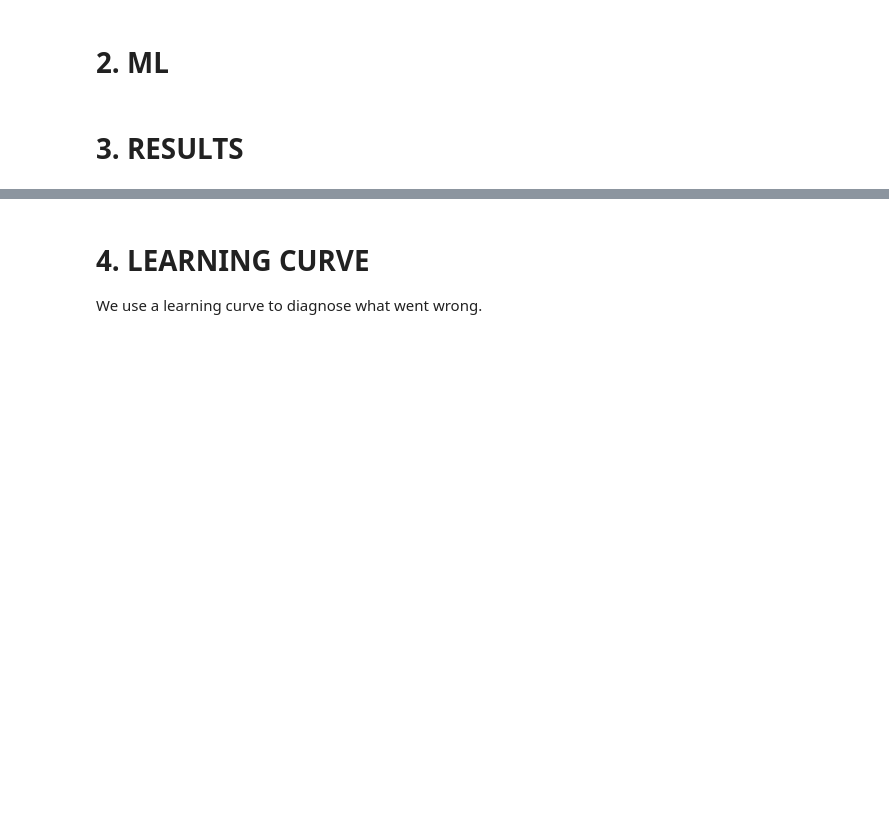
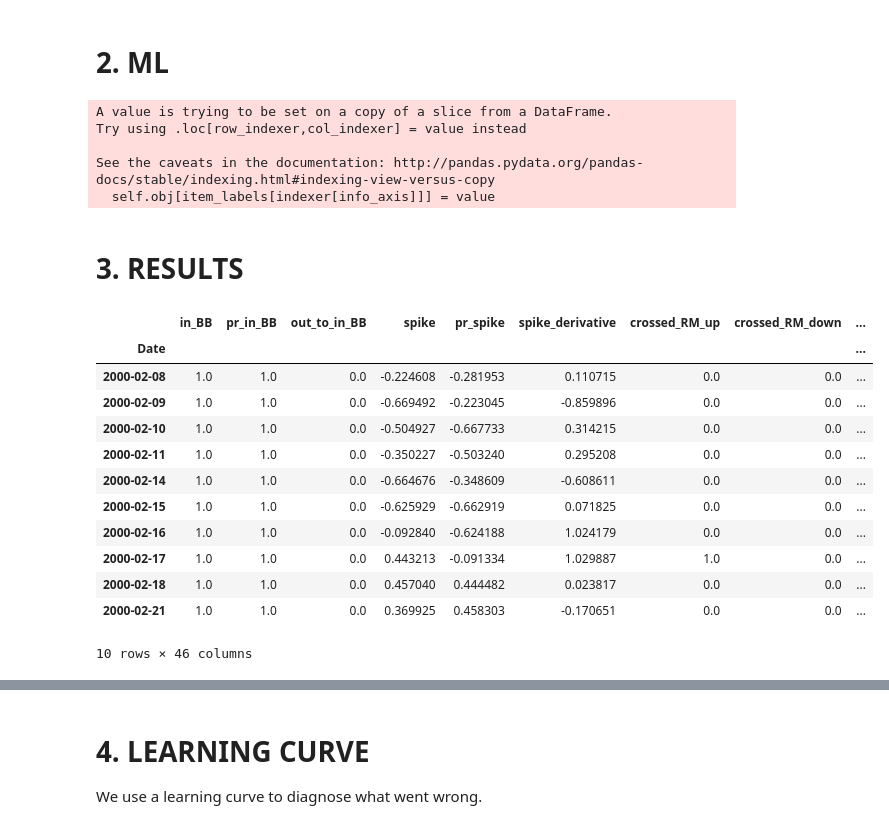
Before and after one commit to edouardcuny/quant, a Jupyter notebook: Carmela/playing.ipynb, the cells around one changed output, grey strips where cells are left out. Cells and saved outputs as stored; diff of their text form; code cells hidden in the pictures; blank space fills up the shorter version.

```diff
--- a/Carmela/playing.ipynb
+++ b/Carmela/playing.ipynb
@@ -48,15 +40,37 @@ GLE_df = pd.concat([GLE,df_bollinger_features(GLE,10),df_momentum(GLE),y(GLE)],
 # %% [markdown]
 # 2. ML
 # %%
-X_train, X_test, Y_train, Y_test = split_train_test(GLE_df)
+X_train, X_test, Y_train, Y_test = split_train_test(GLE)
 
 from sklearn.ensemble import RandomForestRegressor
 clf = RandomForestRegressor()
 clf.fit(X_train,Y_train)
 Y_pred = pd.Series(clf.predict(X_test))
 Y_pred.index = Y_test.index
+# %% [output]
+A value is trying to be set on a copy of a slice from a DataFrame.
+Try using .loc[row_indexer,col_indexer] = value instead
+
+See the caveats in the documentation: http://pandas.pydata.org/pandas-docs/stable/indexing.html#indexing-view-versus-copy
+  self.obj[item_labels[indexer[info_axis]]] = value
 # %% [markdown]
 # 3. RESULTS
+# %%
+X_train.head(10)
+# %% [output]
+|  | in_BB | pr_in_BB | out_to_in_BB | spike | pr_spike | spike_derivative | crossed_RM_up | crossed_RM_down | ... |
+| Date |  |  |  |  |  |  |  |  | ... |
+| 2000-02-08 | 1.0 | 1.0 | 0.0 | -0.224608 | -0.281953 | 0.110715 | 0.0 | 0.0 | ... |
+| 2000-02-09 | 1.0 | 1.0 | 0.0 | -0.669492 | -0.223045 | -0.859896 | 0.0 | 0.0 | ... |
+| 2000-02-10 | 1.0 | 1.0 | 0.0 | -0.504927 | -0.667733 | 0.314215 | 0.0 | 0.0 | ... |
+| 2000-02-11 | 1.0 | 1.0 | 0.0 | -0.350227 | -0.503240 | 0.295208 | 0.0 | 0.0 | ... |
+| 2000-02-14 | 1.0 | 1.0 | 0.0 | -0.664676 | -0.348609 | -0.608611 | 0.0 | 0.0 | ... |
+| 2000-02-15 | 1.0 | 1.0 | 0.0 | -0.625929 | -0.662919 | 0.071825 | 0.0 | 0.0 | ... |
+| 2000-02-16 | 1.0 | 1.0 | 0.0 | -0.092840 | -0.624188 | 1.024179 | 0.0 | 0.0 | ... |
+| 2000-02-17 | 1.0 | 1.0 | 0.0 | 0.443213 | -0.091334 | 1.029887 | 1.0 | 0.0 | ... |
+| 2000-02-18 | 1.0 | 1.0 | 0.0 | 0.457040 | 0.444482 | 0.023817 | 0.0 | 0.0 | ... |
+| 2000-02-21 | 1.0 | 1.0 | 0.0 | 0.369925 | 0.458303 | -0.170651 | 0.0 | 0.0 | ... |
+10 rows × 46 columns
 # %%
 print_results_report(Y_pred,Y_test)
 # %% [output]
```
Also changed, not shown: parts of 22 cells of this notebook, 8 other files.
